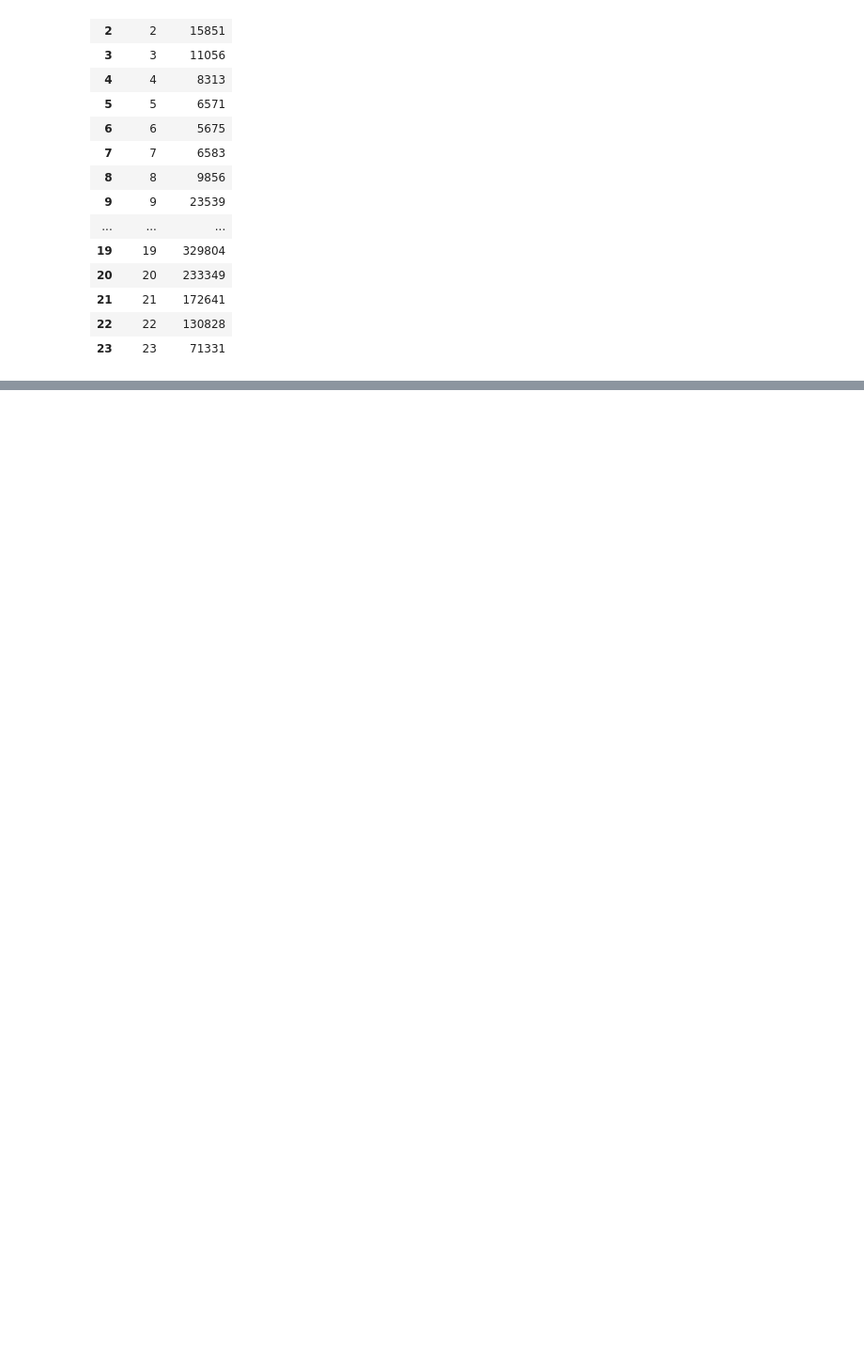
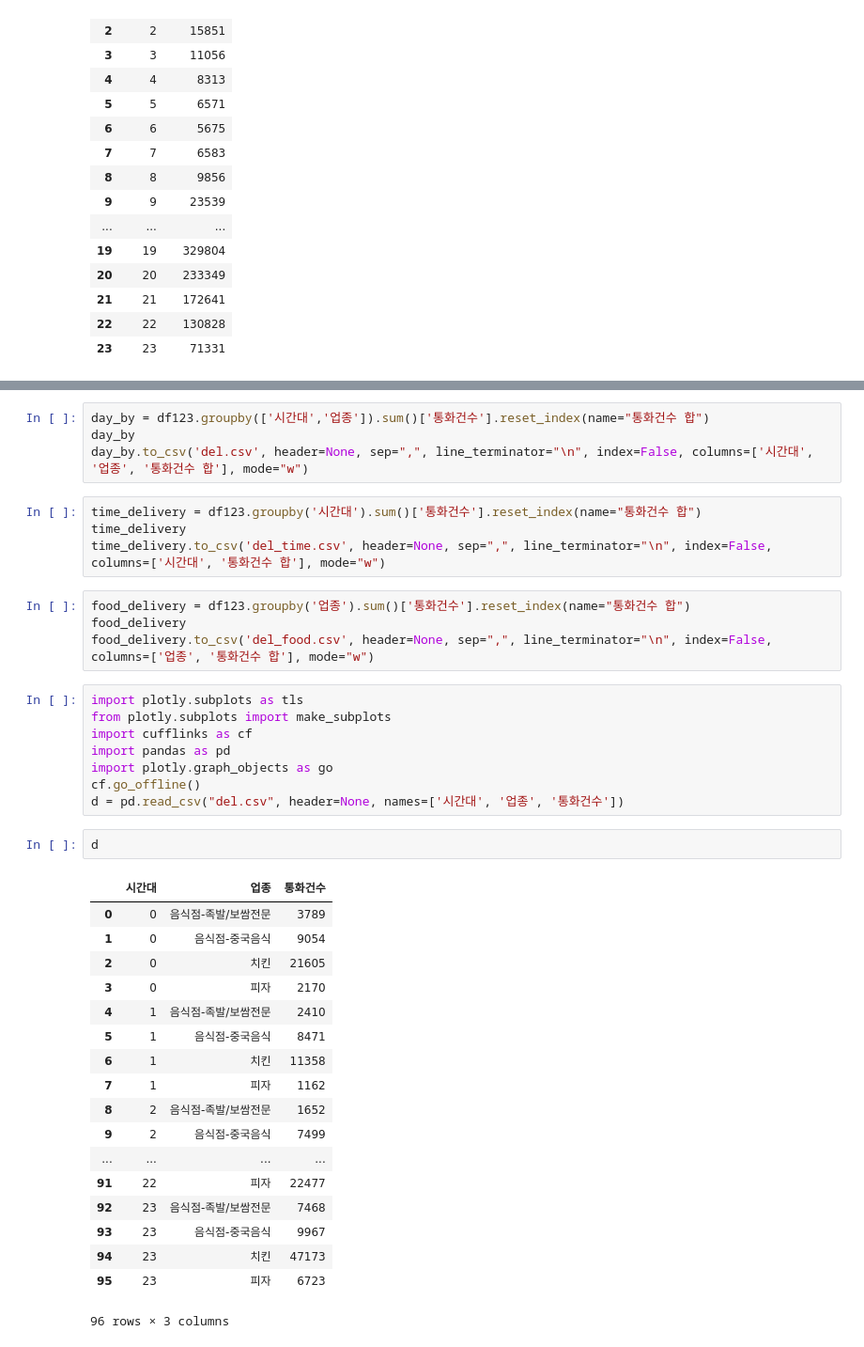
Before and after one commit to gmlwn5470/cloud_crawling_pj, a Jupyter notebook: test_delivery_data.ipynb, the cells around one changed output, grey strips where cells are left out. Shown at 94% size. Saved outputs shown, nothing was run; the diff lists cells and outputs as text; blank space fills up the shorter version.

```diff
--- a/test_delivery_data.ipynb
+++ b/test_delivery_data.ipynb
@@ -234,0 +246,41 @@ plt.show()
+# %%
+day_by = df123.groupby(['시간대','업종']).sum()['통화건수'].reset_index(name="통화건수 합")
+day_by
+day_by.to_csv('del.csv', header=None, sep=",", line_terminator="\n", index=False, columns=['시간대', '업종', '통화건수 합'], mode="w")
+# %%
+time_delivery = df123.groupby('시간대').sum()['통화건수'].reset_index(name="통화건수 합")
+time_delivery
+time_delivery.to_csv('del_time.csv', header=None, sep=",", line_terminator="\n", index=False, columns=['시간대', '통화건수 합'], mode="w")
+# %%
+food_delivery = df123.groupby('업종').sum()['통화건수'].reset_index(name="통화건수 합")
+food_delivery
+food_delivery.to_csv('del_food.csv', header=None, sep=",", line_terminator="\n", index=False, columns=['업종', '통화건수 합'], mode="w")
+# %%
+import plotly.subplots as tls
+from plotly.subplots import make_subplots
+import cufflinks as cf
+import pandas as pd
+import plotly.graph_objects as go
+cf.go_offline()
+d = pd.read_csv("del.csv", header=None, names=['시간대', '업종', '통화건수'])
+# %%
+d
+# %% [output]
+|  | 시간대 | 업종 | 통화건수 |
+| 0 | 0 | 음식점-족발/보쌈전문 | 3789 |
+| 1 | 0 | 음식점-중국음식 | 9054 |
+| 2 | 0 | 치킨 | 21605 |
+| 3 | 0 | 피자 | 2170 |
+| 4 | 1 | 음식점-족발/보쌈전문 | 2410 |
+| 5 | 1 | 음식점-중국음식 | 8471 |
+| 6 | 1 | 치킨 | 11358 |
+| 7 | 1 | 피자 | 1162 |
+| 8 | 2 | 음식점-족발/보쌈전문 | 1652 |
+| 9 | 2 | 음식점-중국음식 | 7499 |
+| ... | ... | ... | ... |
+| 91 | 22 | 피자 | 22477 |
+| 92 | 23 | 음식점-족발/보쌈전문 | 7468 |
+| 93 | 23 | 음식점-중국음식 | 9967 |
+| 94 | 23 | 치킨 | 47173 |
+| 95 | 23 | 피자 | 6723 |
+96 rows × 3 columns
```
Also changed, not shown: parts of 5 cells of this notebook, 3 other files.
